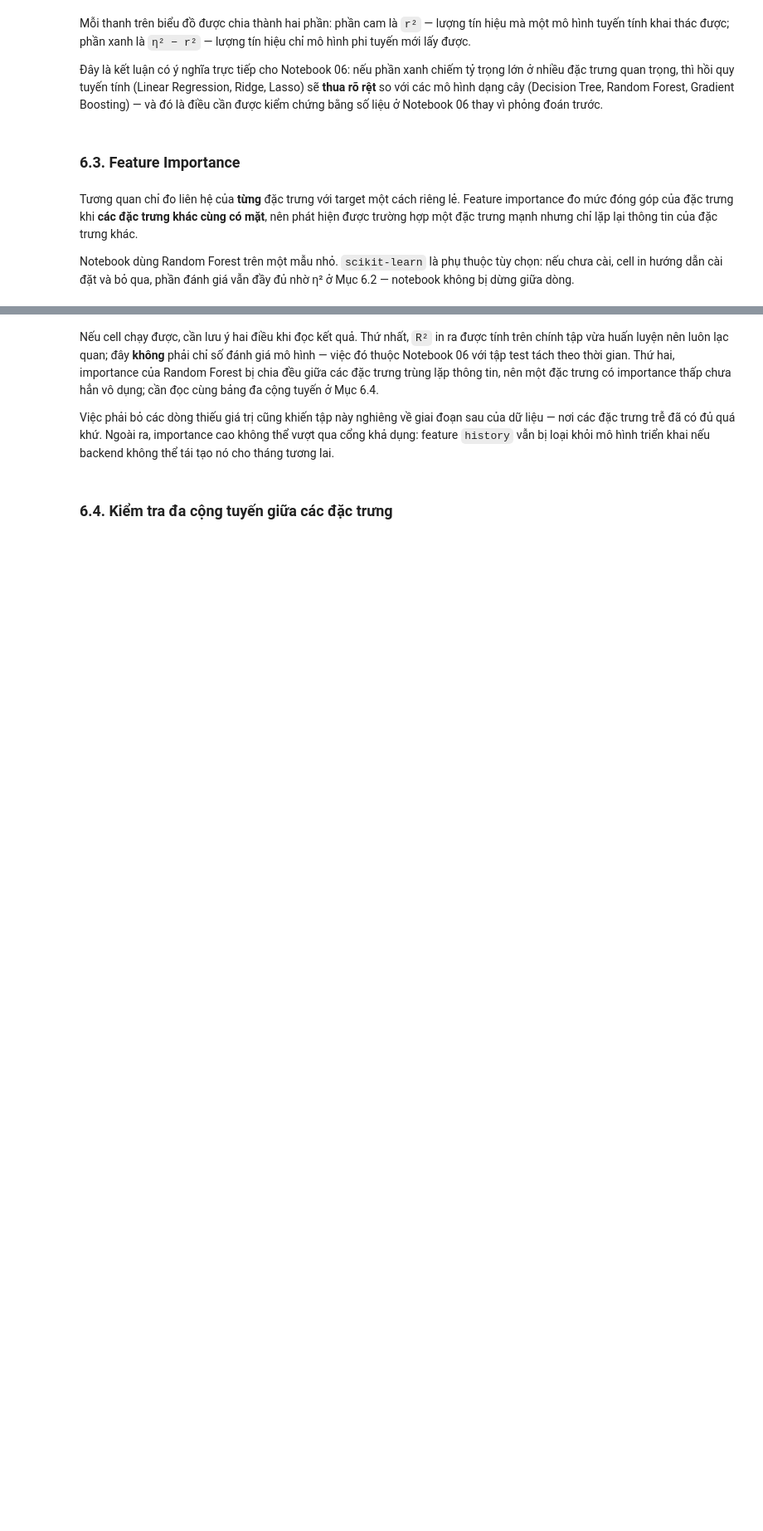
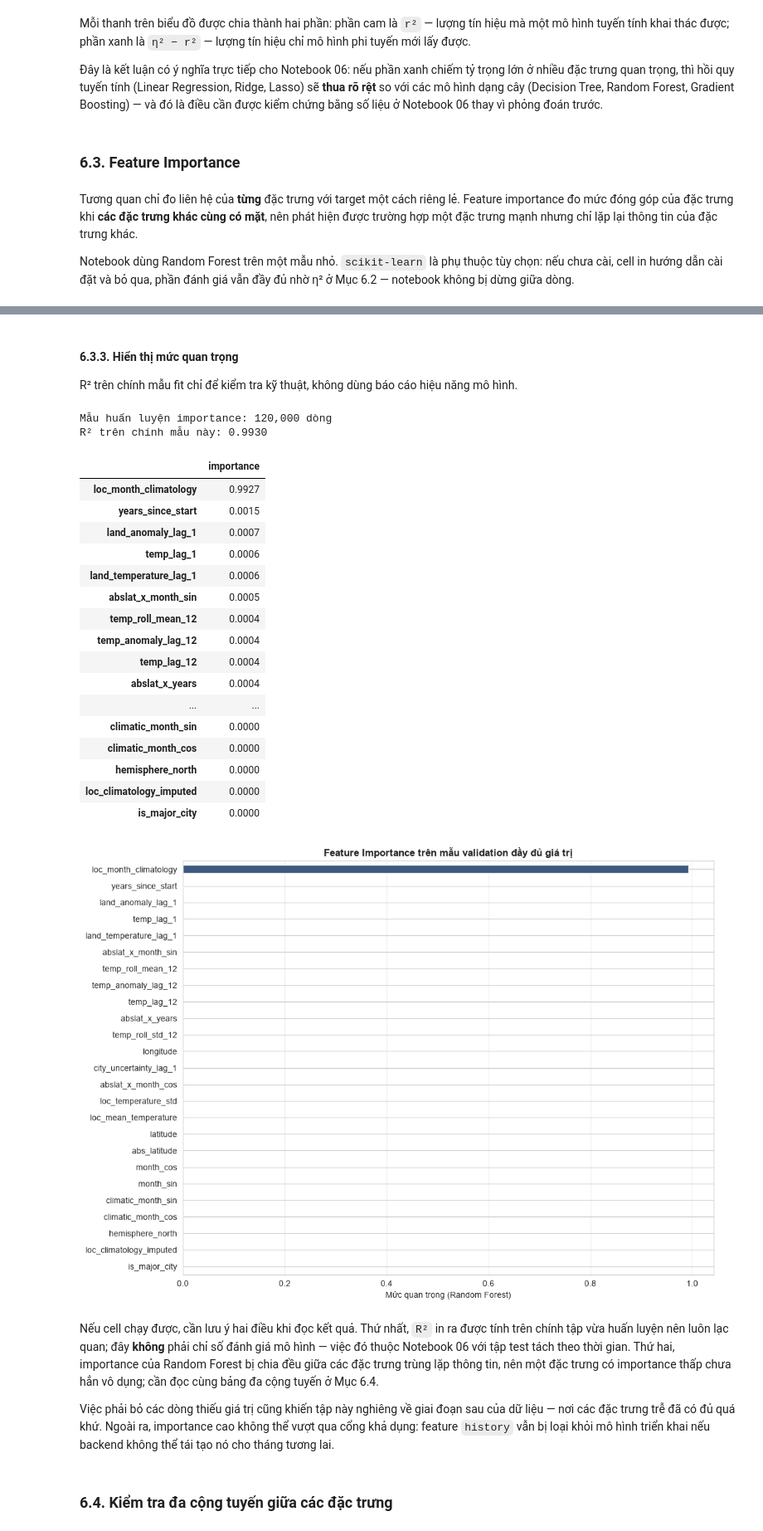
Before and after one commit to Sekaiiii1/Global-Surface-Temperature-Analysis, a Jupyter notebook: notebooks_v1/05_feature_engineering.ipynb, the cells around one changed output, grey strips where cells are left out. Shown at 83% size. Saved outputs shown, nothing was run; the diff lists cells and outputs as text; code cells hidden in the pictures; blank space fills up the shorter version.

```diff
--- a/notebooks_v1/05_feature_engineering.ipynb
+++ b/notebooks_v1/05_feature_engineering.ipynb
@@ -1652,3 +1675,56 @@ R² trên chính tập vừa huấn luyện: 0.9930  (chỉ để tham khảo, k
+# %%
+if HAS_SKLEARN:
+    dense_df = eval_df[CANDIDATE_FEATURES + [TARGET_COLUMN]].dropna()
+    if len(dense_df) > IMPORTANCE_SAMPLE_ROWS:
+        dense_df = dense_df.sample(IMPORTANCE_SAMPLE_ROWS, random_state=RANDOM_SEED)
+
+    forest = RandomForestRegressor(
+        n_estimators=60, max_depth=14, min_samples_leaf=20,
+        n_jobs=-1, random_state=RANDOM_SEED,
+    )
+    forest.fit(dense_df[CANDIDATE_FEATURES], dense_df[TARGET_COLUMN])
+    feature_importance = pd.Series(
+        forest.feature_importances_, index=CANDIDATE_FEATURES, name='importance'
+    ).sort_values(ascending=False)
+# %% [markdown]
+#### 6.3.3. Hiển thị mức quan trọng
+
+R² trên chính mẫu fit chỉ để kiểm tra kỹ thuật, không dùng báo cáo hiệu năng mô hình.
+# %%
+if feature_importance is not None:
+    print(f'Mẫu huấn luyện importance: {len(dense_df):,} dòng')
+    print(f'R² trên chính mẫu này: {forest.score(dense_df[CANDIDATE_FEATURES], dense_df[TARGET_COLUMN]):.4f}')
+    display(feature_importance.to_frame())
+
+    fig, ax = plt.subplots(figsize=(11, max(6, len(feature_importance) * 0.32)))
+    feature_importance.sort_values().plot.barh(ax=ax, color='#3d5a80')
+    ax.set_xlabel('Mức quan trọng (Random Forest)')
+    ax.set_title('Feature Importance trên mẫu validation đầy đủ giá trị', fontweight='bold')
+    ax.grid(True, alpha=0.3, axis='x')
+    plt.tight_layout()
+    plt.savefig(REPORT_IMAGES_DIR / '09_feature_importance.png', dpi=200, bbox_inches='tight')
+    plt.show()
+# %% [output]
+Mẫu huấn luyện importance: 120,000 dòng
+R² trên chính mẫu này: 0.9930
+|  | importance |
+| loc_month_climatology | 0.9927 |
+| years_since_start | 0.0015 |
+| land_anomaly_lag_1 | 0.0007 |
+| temp_lag_1 | 0.0006 |
+| land_temperature_lag_1 | 0.0006 |
+| abslat_x_month_sin | 0.0005 |
+| temp_roll_mean_12 | 0.0004 |
+| temp_anomaly_lag_12 | 0.0004 |
+| temp_lag_12 | 0.0004 |
+| abslat_x_years | 0.0004 |
+| ... | ... |
+| climatic_month_sin | 0.0000 |
+| climatic_month_cos | 0.0000 |
+| hemisphere_north | 0.0000 |
+| loc_climatology_imputed | 0.0000 |
+| is_major_city | 0.0000 |
+[figure, added]
 # %% [markdown]
 Nếu cell chạy được, cần lưu ý hai điều khi đọc kết quả. Thứ nhất, `R²` in ra được tính trên chính tập vừa huấn luyện nên luôn lạc quan; đây **không** phải chỉ số đánh giá mô hình — việc đó thuộc Notebook 06 với tập test tách theo thời gian. Thứ hai, importance của Random Forest bị chia đều giữa các đặc trưng trùng lặp thông tin, nên một đặc trưng có importance thấp chưa hẳn vô dụng; cần đọc cùng bảng đa cộng tuyến ở Mục 6.4.
 
```
Also changed, not shown: parts of 189 cells of this notebook, 23 other files.
